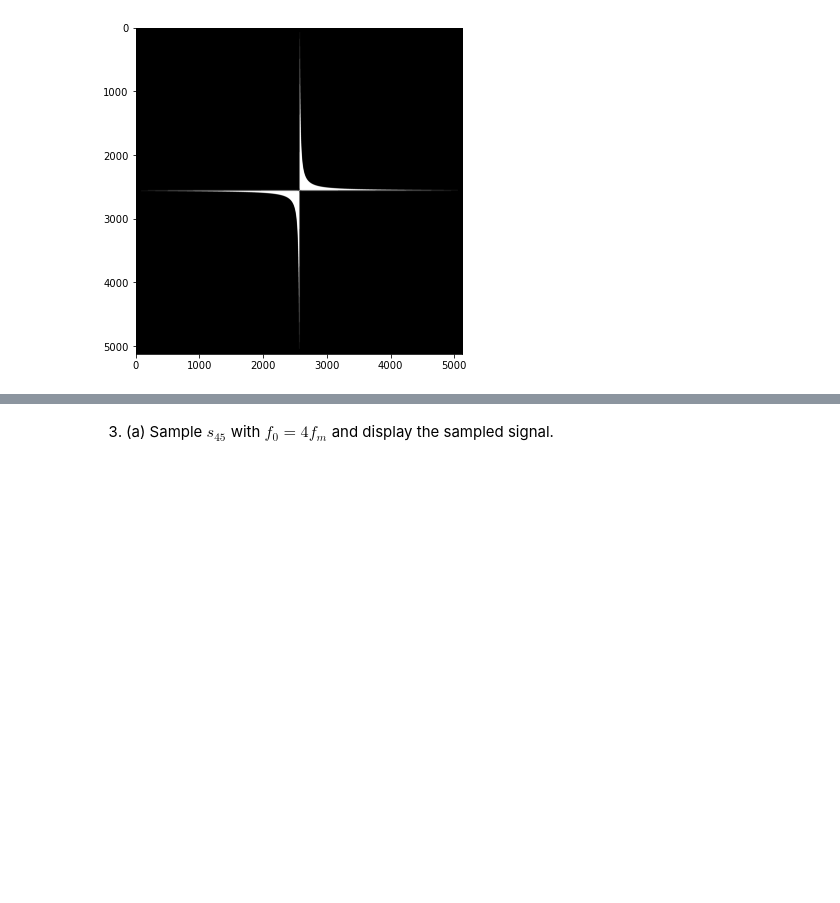
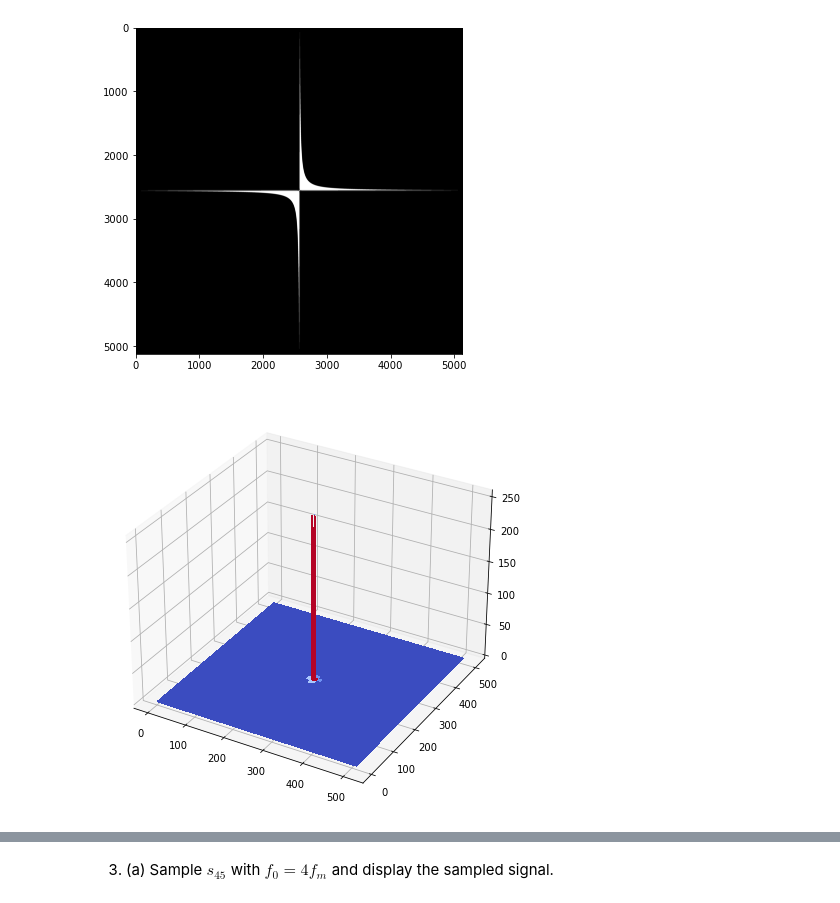
Before and after one commit to hanzopgp/MasterBioInformaticsPTs, a Jupyter notebook: S1/BIMA/TME3/TME3/TME3KordonDurand.ipynb, the cells around one changed output, grey strips where cells are left out. Drawn from its saved outputs; the diff is of its cells as text; code cells hidden in the pictures; blank space fills up the shorter version.

```diff
--- a/S1/BIMA/TME3/TME3/TME3KordonDurand.ipynb
+++ b/S1/BIMA/TME3/TME3/TME3KordonDurand.ipynb
@@ -163,3 +163,12 @@ surf(tr_shift_ft_s45bis)
 imshow(tr_shift_ft_s45bis)
 # %% [output]
 [figure]
+# %%
+threshold = 3000
+s45bis=sinusoid2d(1,45,512,1024,1) # T0 = 1024
+ft_s45bis = fft2(s45bis)
+shift_ft_s45bis = fftshift(ft_s45bis)
+tr_shift_ft_s45bis = thresholdImage(shift_ft_s45bis , threshold)
+surf(tr_shift_ft_s45bis)
+# %% [output]
+[figure, added]
```
Also changed, not shown: parts of 7 cells of this notebook, 14 other files.
